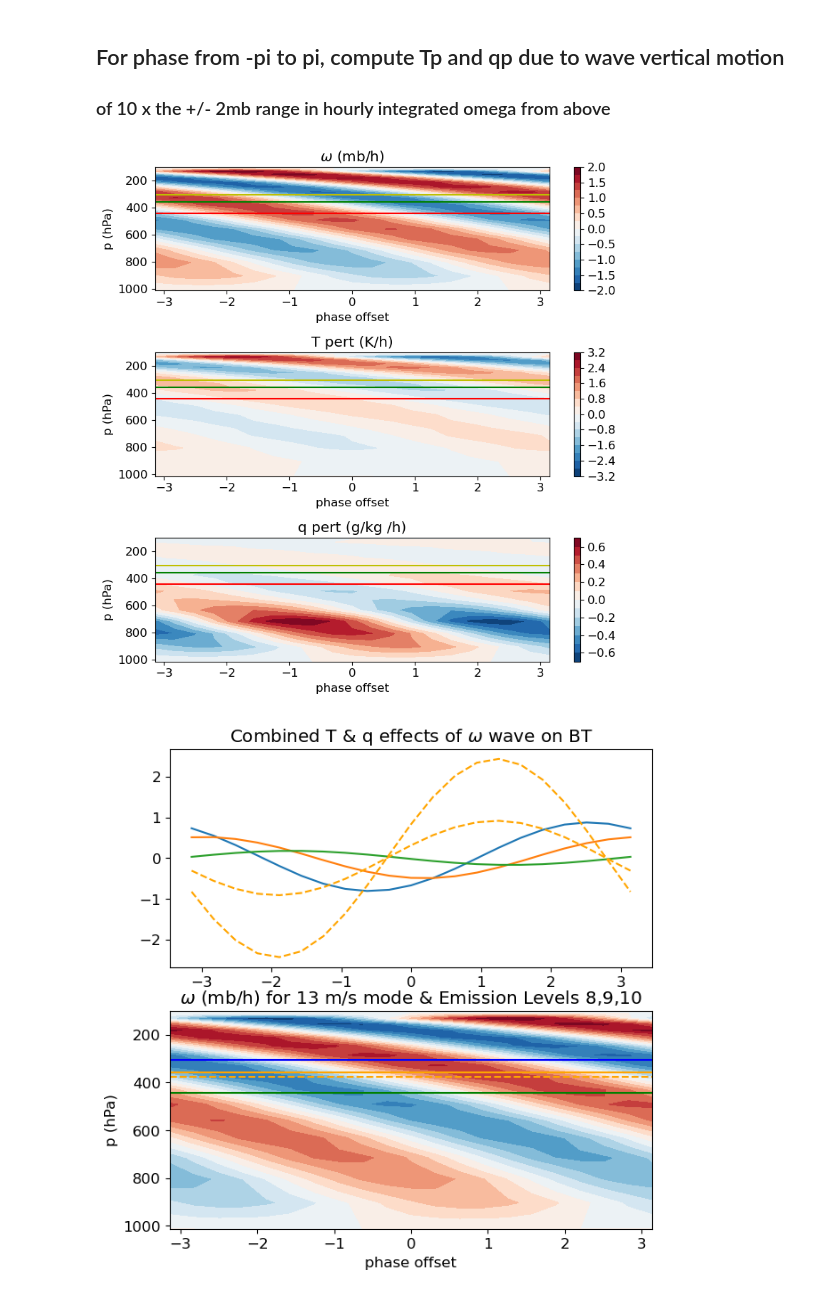
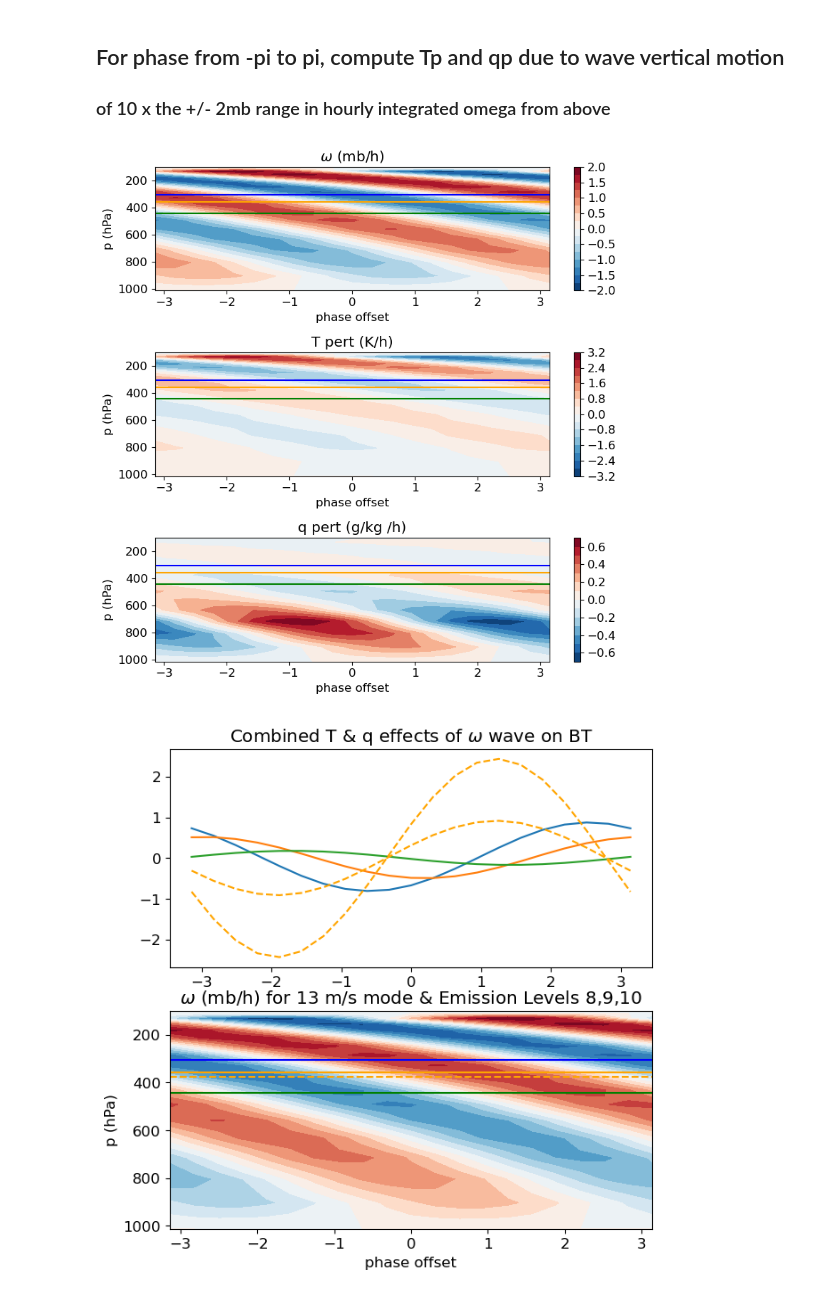
Before and after one commit to ATMOcanes/arts-lectures, a Jupyter notebook: exercises/06-olr/BEMolr.ipynb, the cells around one changed output. Cells and saved outputs as stored; diff of their text form; code cells hidden in the pictures.

```diff
--- a/exercises/06-olr/BEMolr.ipynb
+++ b/exercises/06-olr/BEMolr.ipynb
@@ -507,37 +507,37 @@ for i,ph in enumerate(phase_offset):
     qp21[:,i] = dqdp*Amplitude  * om21[:,i]
     Tp21[:,i] = dthdp*Amplitude * om21[:,i] / ((100000./(pprof))**(287./1004))
 
 # Monotonic requirement on interp: use a negative sign
 EL8 = np.interp(-T8,  -Tprof[1:15], pprof[1:15]) # must be in monotonic troposphere, 1:15
 EL9 = np.interp(-T9,  -Tprof[1:15], pprof[1:15]) # must be in monotonic troposphere, 1:15
 EL10= np.interp(-T10, -Tprof[1:15], pprof[1:15]) # must be in monotonic troposphere, 1:15
 
 
 plt.figure( figsize=(8,8))
 
 plt.subplot(311)
 plt.contourf(phase_offset, pprof/100., -om21, 15, cmap='RdBu_r'); plt.colorbar()
 plt.title('$\omega$ (mb/h)')
 plt.ylim([1013,100]); plt.ylabel('p (hPa)')
 plt.xlabel('phase offset')
-plt.hlines(EL8/100, -np.pi, np.pi,'y'); plt.hlines(EL9/100, -np.pi, np.pi,'g'); plt.hlines(EL10/100,-np.pi, np.pi,'r');
+plt.hlines(EL8/100, -np.pi, np.pi,'blue'); plt.hlines(EL9/100, -np.pi, np.pi,'orange'); plt.hlines(EL10/100,-np.pi, np.pi,'green');
 
 plt.subplot(312)
 plt.contourf(phase_offset, pprof/100., Tp21, 15, cmap='RdBu_r'); plt.colorbar()
 plt.title('T pert (K/h)')
 plt.ylim([1013,100]); plt.ylabel('p (hPa)')
 plt.xlabel('phase offset')
-plt.hlines(EL8/100, -np.pi, np.pi,'y'); plt.hlines(EL9/100, -np.pi, np.pi,'g'); plt.hlines(EL10/100,-np.pi, np.pi,'r');
+plt.hlines(EL8/100, -np.pi, np.pi,'blue'); plt.hlines(EL9/100, -np.pi, np.pi,'orange'); plt.hlines(EL10/100,-np.pi, np.pi,'green');
 
 plt.subplot(313)
 plt.contourf(phase_offset, pprof/100., qp21*1000, 15, cmap='RdBu_r'); plt.colorbar()
 plt.title('q pert (g/kg /h)')
 plt.ylim([1013,100]); plt.ylabel('p (hPa)')
 plt.xlabel('phase offset')
-plt.hlines(EL8/100, -np.pi, np.pi,'y'); plt.hlines(EL9/100, -np.pi, np.pi,'g'); plt.hlines(EL10/100,-np.pi, np.pi,'r');
+plt.hlines(EL8/100, -np.pi, np.pi,'blue'); plt.hlines(EL9/100, -np.pi, np.pi,'orange'); plt.hlines(EL10/100,-np.pi, np.pi,'green');
 plt.tight_layout()
 # %% [output]
-[figure, old version]
+[figure, new version]
 # %%
 # RT Results for 10x the (+/-2 hPa) amplitude from sin() formula
 
```
Also changed, not shown: parts of 1 cell of this notebook.
